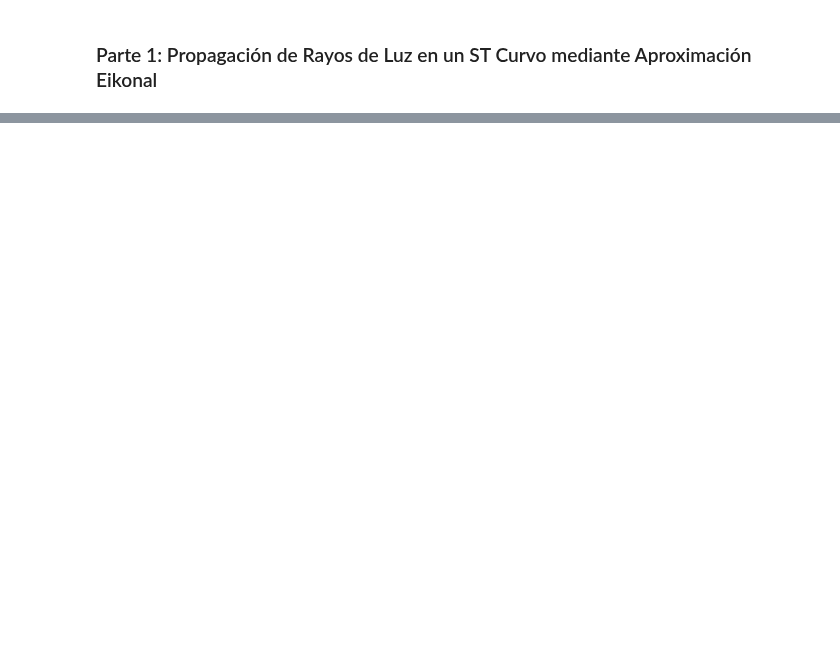
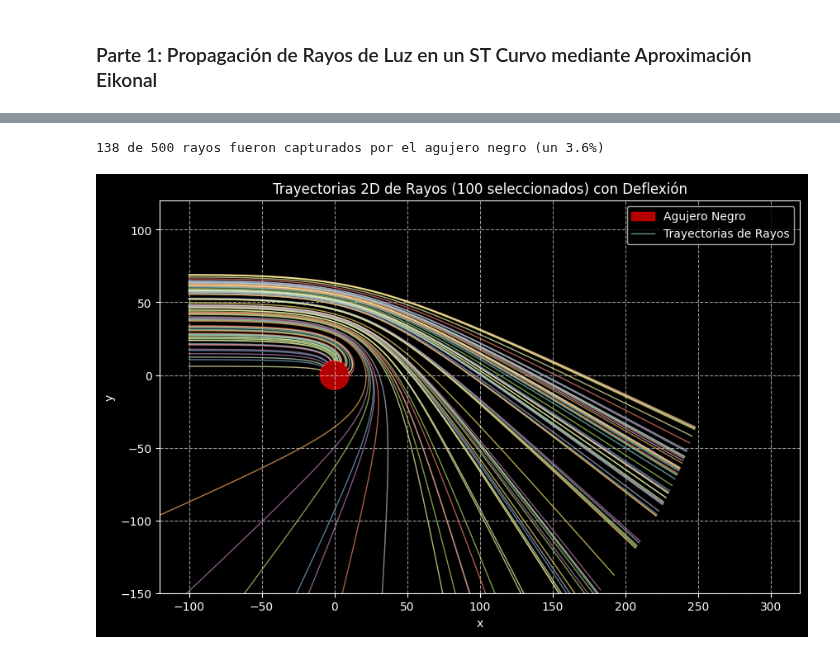
Before and after one commit to soleildayana/Modern-Astrophysics, a Jupyter notebook: BlackHoleSilhouette_RaysTracing.ipynb, the cells around one changed output, grey strips where cells are left out. Saved outputs shown, nothing was run; the diff lists cells and outputs as text; code cells hidden in the pictures; blank space fills up the shorter version.

```diff
--- a/BlackHoleSilhouette_RaysTracing.ipynb
+++ b/BlackHoleSilhouette_RaysTracing.ipynb
@@ -561,0 +61,19 @@ t
+# %%
+A = 10.0  # radio gravitacional del agujero negro
+
+def refindex(x, y):
+    """Índice de refracción efectivo n(x, y) y su gradiente (nx, ny)."""
+    eps = 1e-6  # evita singularidades
+    r = np.sqrt(x**2 + y**2)
+    n = 1 / (1 - A / (r + eps))
+    factor = np.abs(1 - 9 * (A / r) ** 2 / 8)
+    nx = -factor * n**2 * A * x / (r + eps) ** 3
+    ny = -factor * n**2 * A * y / (r + eps) ** 3
+    return n, nx, ny
+
+
+def flow_deriv(state, t):
+    """Derivadas [dx/dt, dy/dt, dvx/dt, dvy/dt] para un rayo"""
+    x, y, vx, vy = state
+    n, nx, ny = refindex(x, y)
+    return [vx / n, vy / n, nx, ny]
@@ -561,0 +107,27 @@ t
+# %%
+trajectories, captured = zip(*(integrate_ray(y) for y in r0))
+captured = np.array(captured)
+sum_captured = captured.sum()
+print(f"{sum_captured} de {N} rayos fueron capturados por el agujero negro (un {N/sum_captured:0.2}%)")
+# %% [output]
+138 de 500 rayos fueron capturados por el agujero negro (un 3.6%)
+# %%
+nrays_plot = 100
+
+fig, ax = plt.subplots(figsize=(10, 8))
+ax.add_patch(plt.Circle((0, 0), A, color="red", alpha=0.7, label="Agujero Negro"))
+
+for trajectory in trajectories[:nrays_plot]:
+    ax.plot(trajectory[:, 0], trajectory[:, 1], linewidth=1, alpha=0.7)
+
+ax.set_title(f"Trayectorias 2D de Rayos ({nrays_plot} seleccionados) con Deflexión")
+ax.set_xlabel("x")
+ax.set_ylabel("y")
+ax.set_aspect("equal", adjustable="box")
+ax.grid(True, linestyle="--", alpha=0.6)
+ax.set_xlim(-120, 320)
+ax.set_ylim(-150, 120)
+ax.legend(["Agujero Negro", "Trayectorias de Rayos"])
+plt.show()
+# %% [output]
+[figure, added]
```
Also changed, not shown: parts of 55 cells of this notebook.
